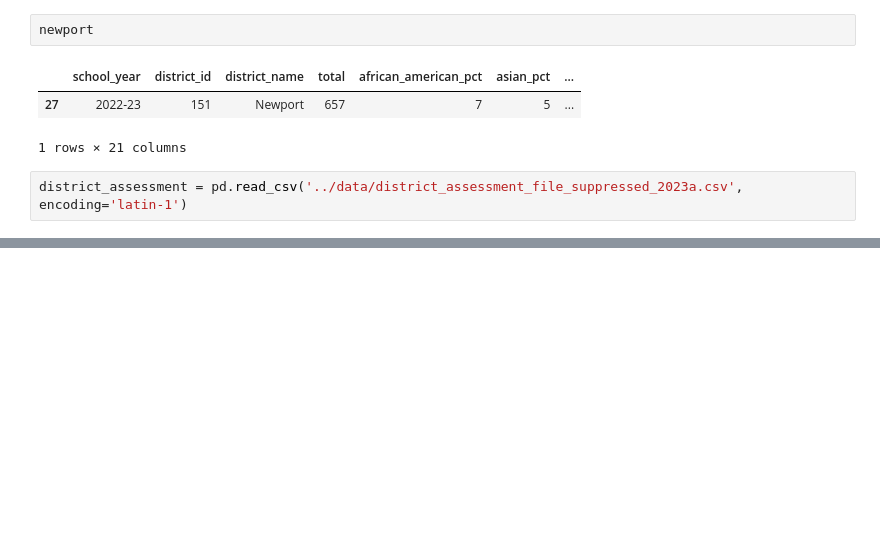
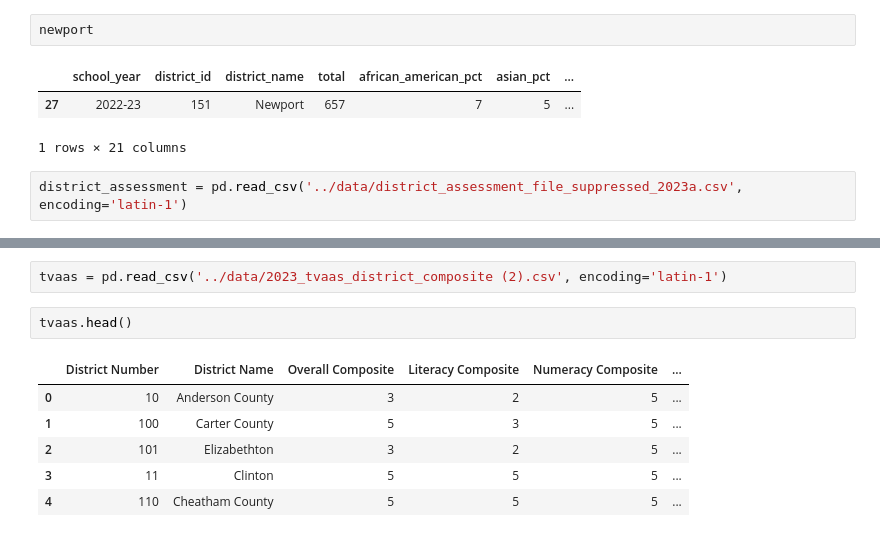
Before and after one commit to jmcapps/education_capstone, a Jupyter notebook: notebooks/test.ipynb, the cells around one changed output, grey strips where cells are left out. Saved outputs shown, nothing was run; the diff lists cells and outputs as text; blank space fills up the shorter version.

```diff
--- a/notebooks/test.ipynb
+++ b/notebooks/test.ipynb
@@ -702,0 +1059,11 @@ largest_pct_exceed
+# %%
+tvaas = pd.read_csv('../data/2023_tvaas_district_composite (2).csv', encoding='latin-1')
+# %%
+tvaas.head()
+# %% [output]
+|  | District Number | District Name | Overall Composite | Literacy Composite | Numeracy Composite | ... |
+| 0 | 10 | Anderson County | 3 | 2 | 5 | ... |
+| 1 | 100 | Carter County | 5 | 3 | 5 | ... |
+| 2 | 101 | Elizabethton | 3 | 2 | 5 | ... |
+| 3 | 11 | Clinton | 5 | 5 | 5 | ... |
+| 4 | 110 | Cheatham County | 5 | 5 | 5 | ... |
```
Also changed, not shown: parts of 85 cells of this notebook, 2 other files.
